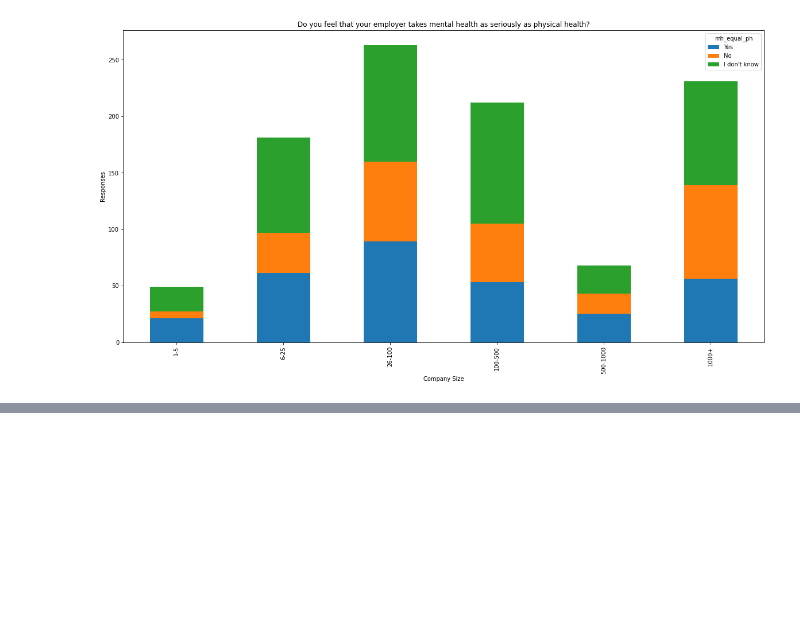
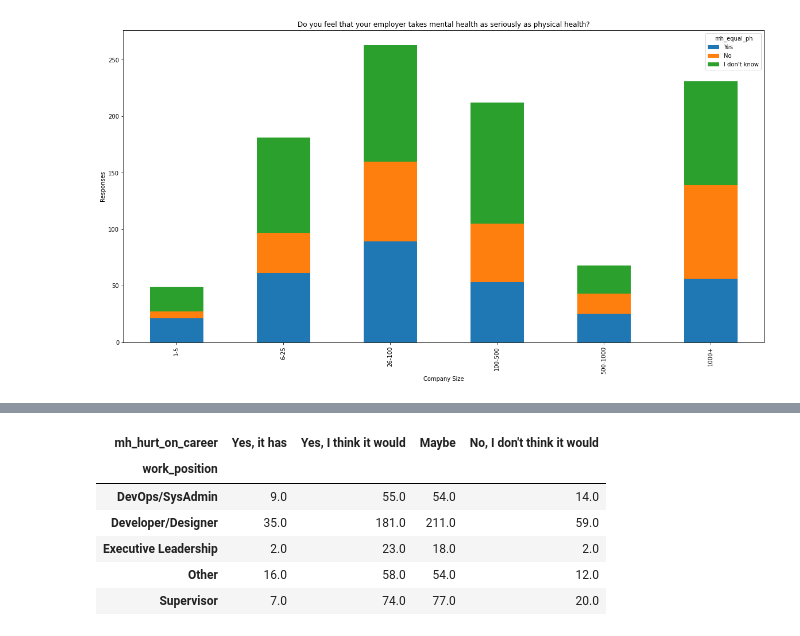
Before and after one commit to ArtTucker/mental_health_and_economics, a Jupyter notebook: visualization/OSMI_MHIT_exploration.ipynb, the cells around one changed output, grey strips where cells are left out. Cells and saved outputs as stored; diff of their text form; code cells hidden in the pictures; blank space fills up the shorter version.

```diff
--- a/visualization/OSMI_MHIT_exploration.ipynb
+++ b/visualization/OSMI_MHIT_exploration.ipynb
@@ -896,0 +922,14 @@ OSMI_MHIT_cleaned['work_position'].replace(to_replace = ['Support', 'Other', 'Ot
+# %%
+# pivot table values
+work_pos_and_mh_hurt_on_career_pivot = work_pos_and_mh_hurt_on_career.pivot(index=['work_position'],columns = ["mh_hurt_on_career"] , values='self_employed')
+work_pos_and_mh_hurt_on_career_pivot = work_pos_and_mh_hurt_on_career_pivot[['Yes, it has', 'Yes, I think it would', 'Maybe', "No, I don't think it would"]]
+
+work_pos_and_mh_hurt_on_career_pivot
+# %% [output]
+| mh_hurt_on_career | Yes, it has | Yes, I think it would | Maybe | No, I don't think it would |
+| work_position |  |  |  |  |
+| DevOps/SysAdmin | 9.0 | 55.0 | 54.0 | 14.0 |
+| Developer/Designer | 35.0 | 181.0 | 211.0 | 59.0 |
+| Executive Leadership | 2.0 | 23.0 | 18.0 | 2.0 |
+| Other | 16.0 | 58.0 | 54.0 | 12.0 |
+| Supervisor | 7.0 | 74.0 | 77.0 | 20.0 |
```
Also changed, not shown: parts of 17 cells of this notebook, 1 other file.
